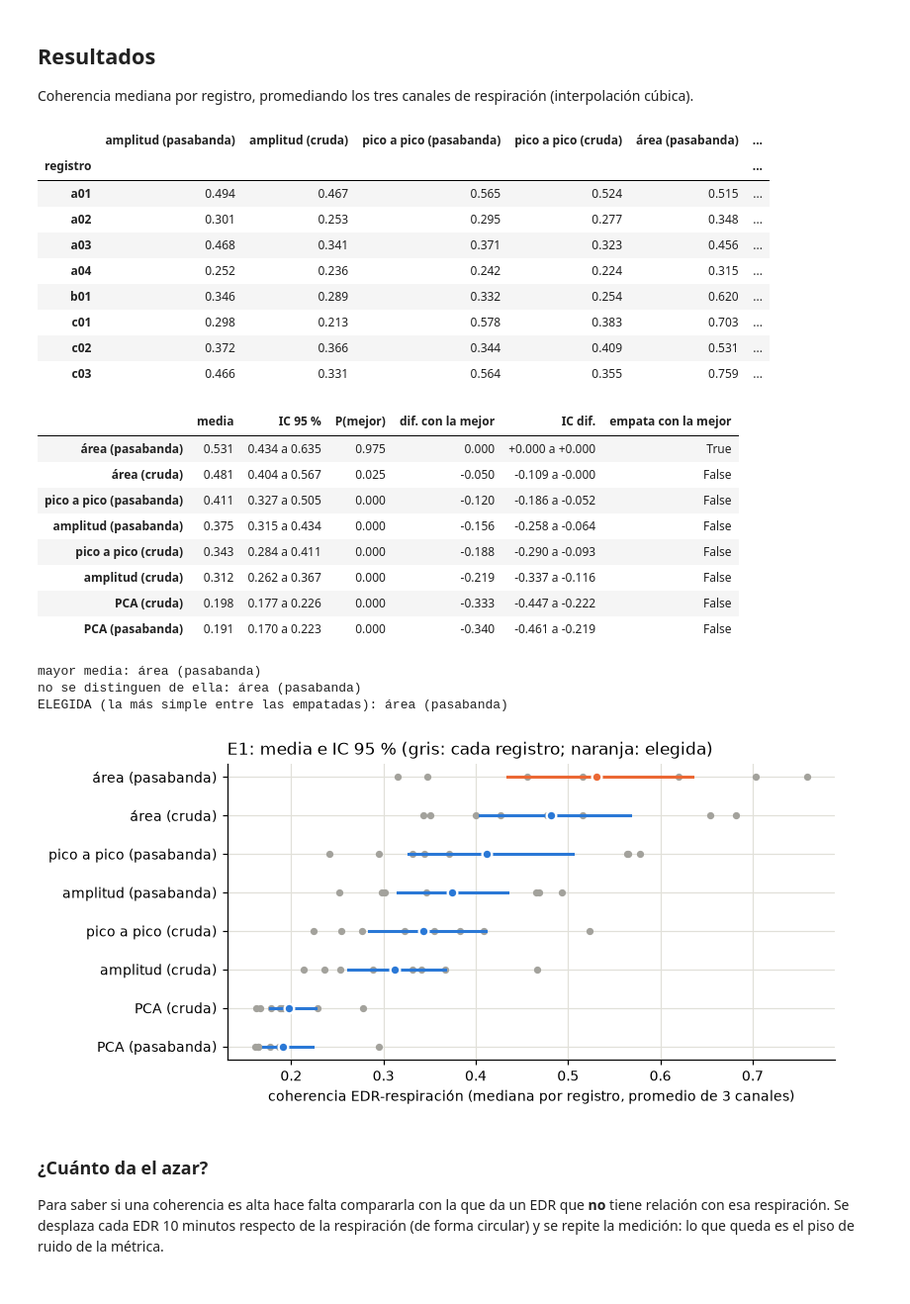
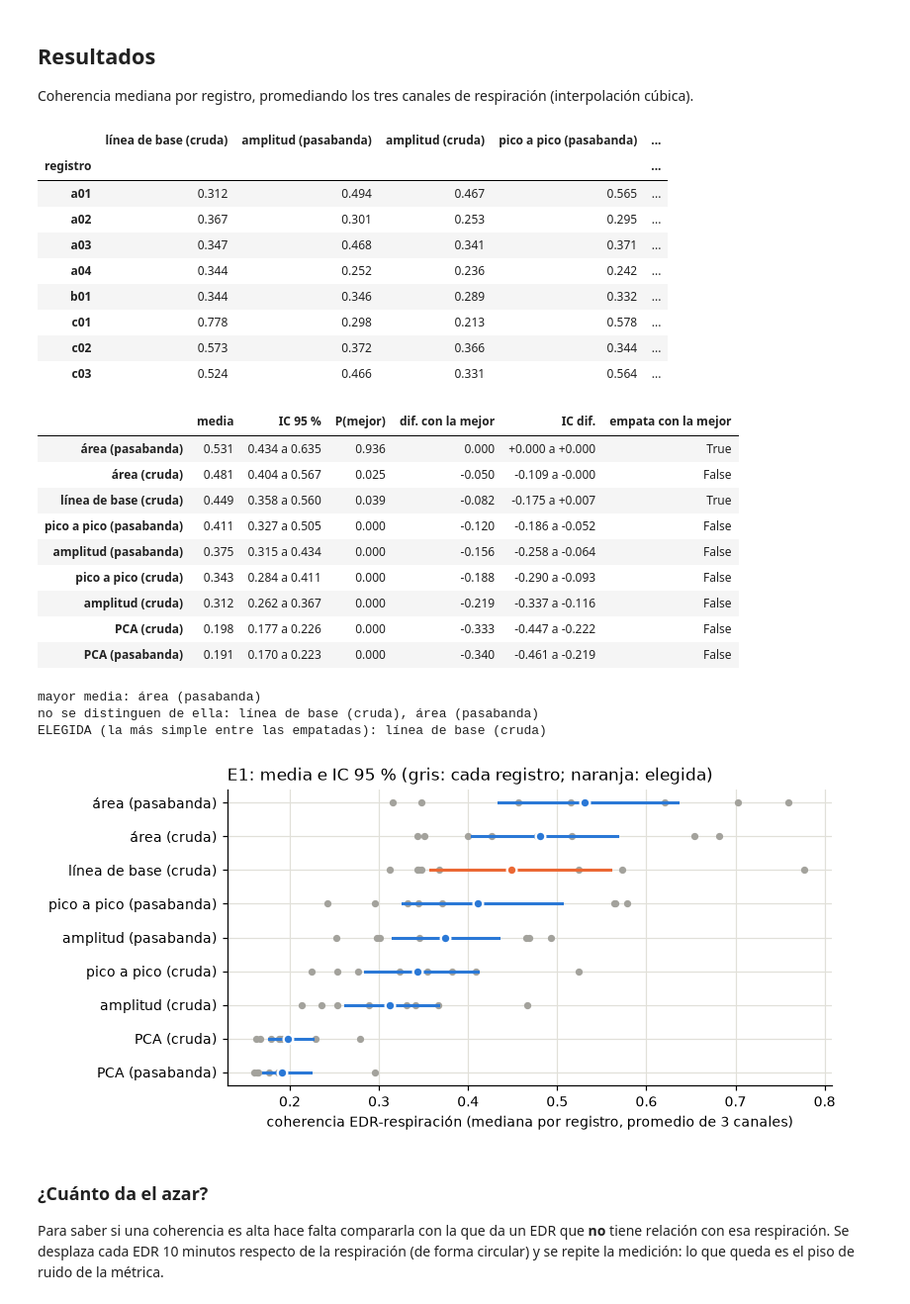
Before and after one commit to afrateitba/PSIB2026Q2-TPS-Grupo08-Frate-Tenca-Weizman, a Jupyter notebook: notebooks/02_E1_edr.ipynb, the cells around one changed output. Shown at 99% size. Drawn from its saved outputs; the diff is of its cells as text; code cells hidden in the pictures.

```diff
--- a/notebooks/02_E1_edr.ipynb
+++ b/notebooks/02_E1_edr.ipynb
@@ -26,8 +27,8 @@ sys.path.insert(0, str(ROOT))
 from src.config import RESP_RECORDS, RESULTS_DIR, SPLIT_CSV
 from src.data import load_ecg, load_qrs, load_respiration
 from src.features.coupling import downsample, resample_uniform
-from src.features.edr import (beat_matrix, edr_amplitude, edr_area, edr_pca, edr_peak_to_peak,
-                              edr_series, qrs_reference, validate_edr)
+from src.features.edr import (beat_matrix, edr_amplitude, edr_area, edr_baseline, edr_pca,
+                              edr_peak_to_peak, edr_series, qrs_reference, validate_edr)
 from src.preprocessing.filters import apply_zero_phase, design_bandpass
 from src.qrs.rr_clean import rr_in_range
 
@@ -41,8 +42,11 @@ AZUL, NARANJA, GRIS, TINTA = "#2a78d6", "#eb6834", "#a3a29c", "#2b2b2b"
 split = pd.read_csv(SPLIT_CSV).set_index("record")
 assert (split.loc[RESP_RECORDS, "set"] == "dev").all()     # solo desarrollo
 
-METODOS = ["amplitud", "pico a pico", "área", "PCA"]
+METODOS = ["amplitud", "pico a pico", "área", "PCA"]          # forma del QRS
 PREPROS = ["pasabanda", "cruda"]
+# Orden de simplicidad para desempatar: primero el método, después el preprocesamiento
+VARIANTES = [("cruda", "línea de base")] + [(pre, met) for met in METODOS for pre in PREPROS]
+nombre = lambda v: f"{v[1]} ({v[0]})"
 CANALES = ["Resp C", "Resp A", "Resp N"]
 FS_U = 2.0
 # %%
@@ -54,9 +58,13 @@ def edr_por_metodo(x, qrs, fs, baseline):
     t, valid = centers[ok] / fs, valid[ok]
     valores = {"amplitud": edr_amplitude(beats, sign), "pico a pico": edr_peak_to_peak(beats),
                "área": edr_area(beats, sign, fs), "PCA": edr_pca(beats)}
-    return sign, {m: edr_series(t, v, valid) for m, v in valores.items()}
+    series = {m: edr_series(t, v, valid) for m, v in valores.items()}
+    if baseline is not None:                         # señal cruda: también la deriva de línea de base
+        vb, okb = edr_baseline(x, centers, fs, baseline)
+        series["línea de base"] = edr_series(centers[okb] / fs, vb, rr_in_range(centers / fs)[okb])
+    return sign, series
 
-filas, info, series_pb, resps = [], [], {}, {}
+filas, info, series_var, resps = [], [], {}, {}
 for rec in RESP_RECORDS:
     ecg, fs = load_ecg(rec)
     qrs = load_qrs(rec)
@@ -80,10 +88,11 @@ for rec in RESP_RECORDS:
                     filas.append({"registro": rec, "pre": pre, "método": met, "interp": kind,
                                   "canal": c, "coherencia": np.nanmedian(w),
                                   "ventanas": len(w), "descartadas": int(np.isnan(w).sum())})
-                if kind == "cubic" and pre == "pasabanda":
-                    series_pb[(rec, met)] = (tu, vu)
+                if kind == "cubic":
+                    series_var[(rec, nombre((pre, met)))] = (tu, vu)
     resps[rec] = resp2
-ejemplos = {met: series_pb[("a03", met)] for met in METODOS}
+EJEMPLO = [nombre(("pasabanda", m)) for m in METODOS] + [nombre(("cruda", "línea de base"))]
+ejemplos = {v: series_var[("a03", v)] for v in EJEMPLO}
 ejemplo_resp = resps["a03"]
 
 res = pd.DataFrame(filas)
@@ -113,18 +122,18 @@ La respiración real (tórax) contra los cuatro EDR, todos estandarizados para p
 # %%
 t0 = 3 * 3600                                    # hora 3 de la noche
-fig, axes = plt.subplots(4, 1, figsize=(9, 5.2), sharex=True)
+fig, axes = plt.subplots(len(EJEMPLO), 1, figsize=(9, 6.4), sharex=True)
 r = ejemplo_resp["Resp C"]
 tr = np.arange(len(r)) / FS_U
 m = (tr >= t0) & (tr < t0 + 120)
-z = lambda s: (s - s.mean()) / s.std()
-for ax, met in zip(axes, METODOS):
-    tu, vu = ejemplos[met]
+z = lambda s: (s - np.nanmean(s)) / np.nanstd(s)
+for ax, v in zip(axes, EJEMPLO):
+    tu, vu = ejemplos[v]
     me = (tu >= t0) & (tu < t0 + 120)
     ax.plot(tr[m] - t0, z(r[m]), color=GRIS, lw=1.8, label="respiración (tórax)")
-    ax.plot(tu[me] - t0, z(vu[me]), color=AZUL, lw=1.2, label=f"EDR: {met}")
+    ax.plot(tu[me] - t0, z(vu[me]), color=AZUL, lw=1.2, label=f"EDR: {v}")
     ax.legend(loc="upper right", fontsize=7, frameon=False, ncol=2)
     ax.set_yticks([])
 axes[-1].set_xlabel("tiempo (s)")
-fig.suptitle("a03, hora 3: respiración real contra los cuatro EDR (pasabanda)", x=0.01, ha="left")
+fig.suptitle("a03, hora 3: respiración real contra los EDR", x=0.01, ha="left")
 fig.tight_layout(); fig.savefig(FIG / "E1_ejemplo_a03.png")
 # %% [output]
@@ -134,25 +143,23 @@ fig.tight_layout(); fig.savefig(FIG / "E1_ejemplo_a03.png")
 
 Coherencia mediana por registro, promediando los tres canales de respiración (interpolación cúbica).
 # %%
-VARIANTES = [(pre, met) for met in METODOS for pre in PREPROS]      # orden de simplicidad
-nombre = lambda v: f"{v[1]} ({v[0]})"
 cub = res[res.interp == "cubic"]
 tabla = (cub.groupby(["registro", "pre", "método"]).coherencia.mean()
             .unstack(["pre", "método"]))
 tabla = tabla[[(p, m) for p, m in VARIANTES]]
 tabla.columns = [nombre(v) for v in VARIANTES]
 tabla.round(3)
 # %% [output]
-|  | amplitud (pasabanda) | amplitud (cruda) | pico a pico (pasabanda) | pico a pico (cruda) | área (pasabanda) | ... |
-| registro |  |  |  |  |  | ... |
-| a01 | 0.494 | 0.467 | 0.565 | 0.524 | 0.515 | ... |
-| a02 | 0.301 | 0.253 | 0.295 | 0.277 | 0.348 | ... |
-| a03 | 0.468 | 0.341 | 0.371 | 0.323 | 0.456 | ... |
-| a04 | 0.252 | 0.236 | 0.242 | 0.224 | 0.315 | ... |
-| b01 | 0.346 | 0.289 | 0.332 | 0.254 | 0.620 | ... |
-| c01 | 0.298 | 0.213 | 0.578 | 0.383 | 0.703 | ... |
-| c02 | 0.372 | 0.366 | 0.344 | 0.409 | 0.531 | ... |
-| c03 | 0.466 | 0.331 | 0.564 | 0.355 | 0.759 | ... |
+|  | línea de base (cruda) | amplitud (pasabanda) | amplitud (cruda) | pico a pico (pasabanda) | ... |
+| registro |  |  |  |  | ... |
+| a01 | 0.312 | 0.494 | 0.467 | 0.565 | ... |
+| a02 | 0.367 | 0.301 | 0.253 | 0.295 | ... |
+| a03 | 0.347 | 0.468 | 0.341 | 0.371 | ... |
+| a04 | 0.344 | 0.252 | 0.236 | 0.242 | ... |
+| b01 | 0.344 | 0.346 | 0.289 | 0.332 | ... |
+| c01 | 0.778 | 0.298 | 0.213 | 0.578 | ... |
+| c02 | 0.573 | 0.372 | 0.366 | 0.344 | ... |
+| c03 | 0.524 | 0.466 | 0.331 | 0.564 | ... |
 # %%
 def comparar(tabla, n_boot=5000, seed=2026):
     # Bootstrap sobre registros: media de cada variante, IC 95 %, P(mejor) y diferencia con la mejor.
@@ -177,8 +184,9 @@ resumen = comparar(tabla)
 resumen.sort_values("media", ascending=False).round(3)
 # %% [output]
 |  | media | IC 95 % | P(mejor) | dif. con la mejor | IC dif. | empata con la mejor |
-| área (pasabanda) | 0.531 | 0.434 a 0.635 | 0.975 | 0.000 | +0.000 a +0.000 | True |
+| área (pasabanda) | 0.531 | 0.434 a 0.635 | 0.936 | 0.000 | +0.000 a +0.000 | True |
 | área (cruda) | 0.481 | 0.404 a 0.567 | 0.025 | -0.050 | -0.109 a -0.000 | False |
+| línea de base (cruda) | 0.449 | 0.358 a 0.560 | 0.039 | -0.082 | -0.175 a +0.007 | True |
 | pico a pico (pasabanda) | 0.411 | 0.327 a 0.505 | 0.000 | -0.120 | -0.186 a -0.052 | False |
 | amplitud (pasabanda) | 0.375 | 0.315 a 0.434 | 0.000 | -0.156 | -0.258 a -0.064 | False |
 | pico a pico (cruda) | 0.343 | 0.284 a 0.411 | 0.000 | -0.188 | -0.290 a -0.093 | False |
@@ -197,8 +205,8 @@ print(f"no se distinguen de ella: {', '.join(empatadas)}")
 print(f"ELEGIDA (la más simple entre las empatadas): {elegida}")
 # %% [output]
 mayor media: área (pasabanda)
-no se distinguen de ella: área (pasabanda)
-ELEGIDA (la más simple entre las empatadas): área (pasabanda)
+no se distinguen de ella: línea de base (cruda), área (pasabanda)
+ELEGIDA (la más simple entre las empatadas): línea de base (cruda)
 # %%
 orden = resumen.sort_values("media").index
 fig, ax = plt.subplots(figsize=(7.5, 3.6))
@@ -213,7 +221,7 @@ ax.set_xlabel("coherencia EDR-respiración (mediana por registro, promedio de 3
 ax.set_title("E1: media e IC 95 % (gris: cada registro; naranja: elegida)", loc="left")
 fig.tight_layout(); fig.savefig(FIG / "E1_comparacion.png")
 # %% [output]
-[figure, old version]
+[figure, new version]
 # %% [markdown]
 ### ¿Cuánto da el azar?
 
```
Also changed, not shown: parts of 8 cells of this notebook, 4 other files.
